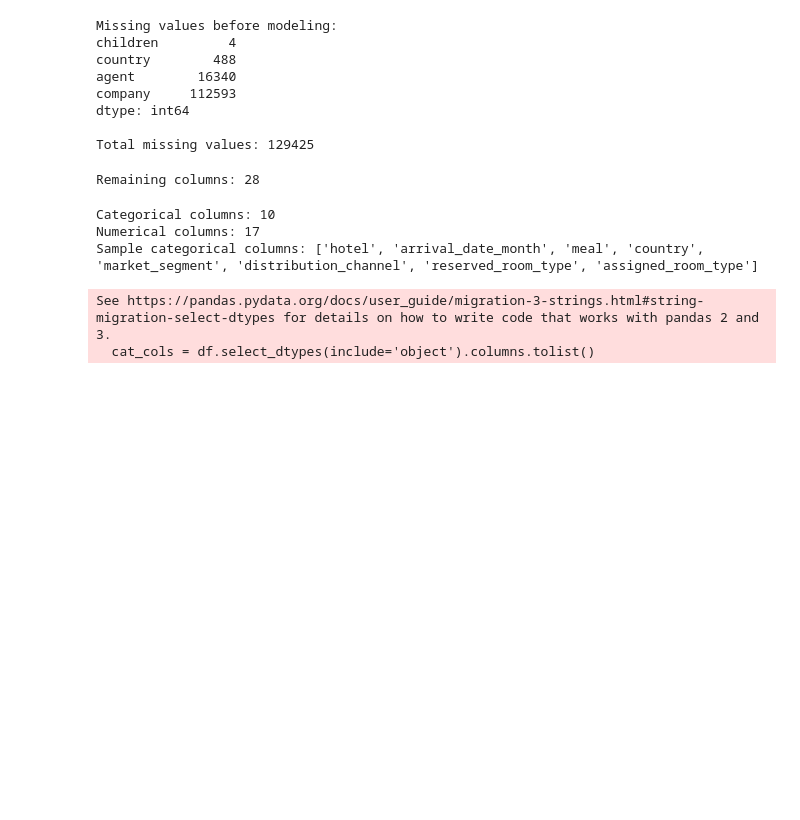
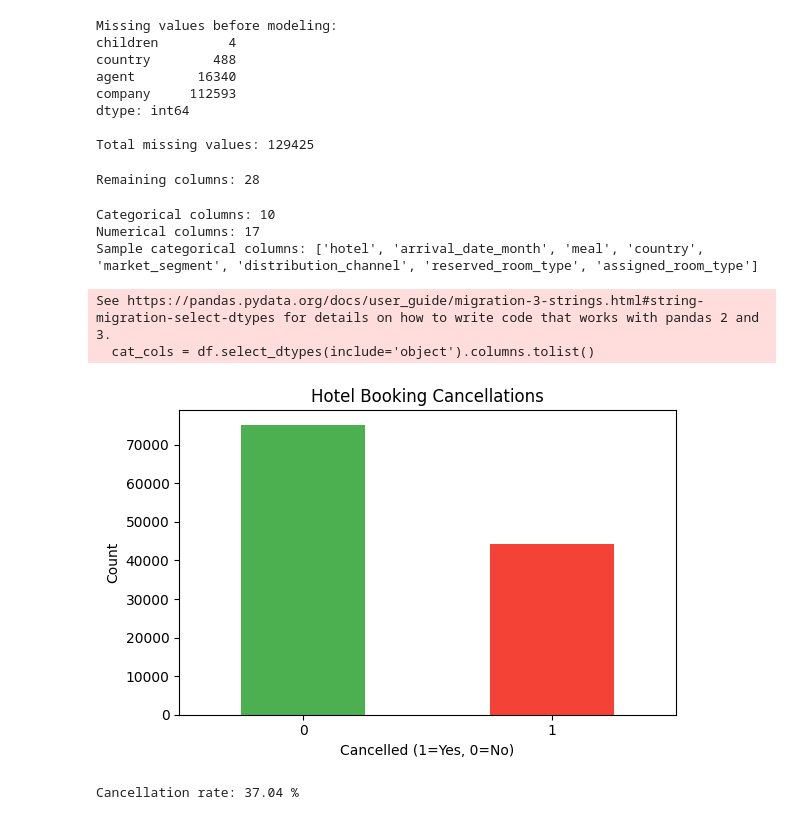
Before and after one commit to Eranga999/ML_Group_Assigment, a Jupyter notebook: KNN-IT22075208.ipynb, the cells around one changed output. Cells and saved outputs as stored; diff of their text form; code cells hidden in the pictures; blank space fills up the shorter version.

Commit message:
Implement feature X to enhance user experience and optimize performance and the Target variable distribution

```diff
--- a/KNN-IT22075208.ipynb
+++ b/KNN-IT22075208.ipynb
@@ -128,3 +128,18 @@ Numerical columns: 17
 Sample categorical columns: ['hotel', 'arrival_date_month', 'meal', 'country', 'market_segment', 'distribution_channel', 'reserved_room_type', 'assigned_room_type']
 See https://pandas.pydata.org/docs/user_guide/migration-3-strings.html#string-migration-select-dtypes for details on how to write code that works with pandas 2 and 3.
   cat_cols = df.select_dtypes(include='object').columns.tolist()
+# %%
+# Cell 7 - Target variable distribution
+plt.figure(figsize=(6, 4))
+df['is_canceled'].value_counts().plot(kind='bar', color=['#4CAF50', '#F44336'])
+plt.title('Hotel Booking Cancellations')
+plt.xlabel('Cancelled (1=Yes, 0=No)')
+plt.ylabel('Count')
+plt.xticks(rotation=0)
+plt.tight_layout()
+plt.show()
+
+print('Cancellation rate:', round(df['is_canceled'].mean() * 100, 2), '%')
+# %% [output]
+[figure, added]
+Cancellation rate: 37.04 %
```
